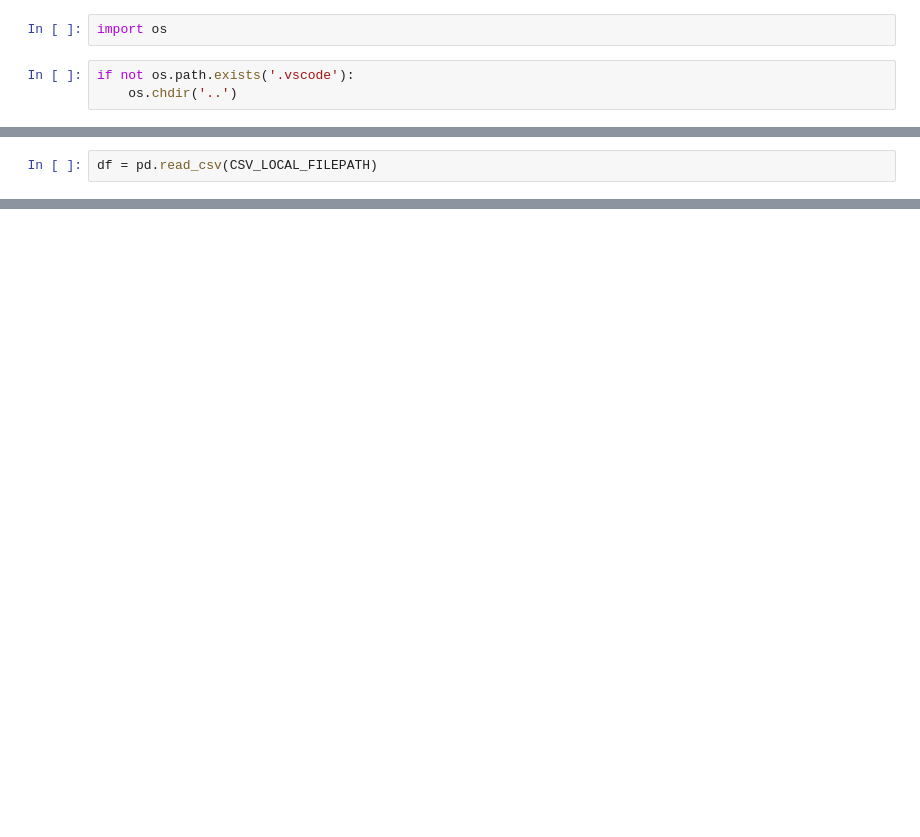
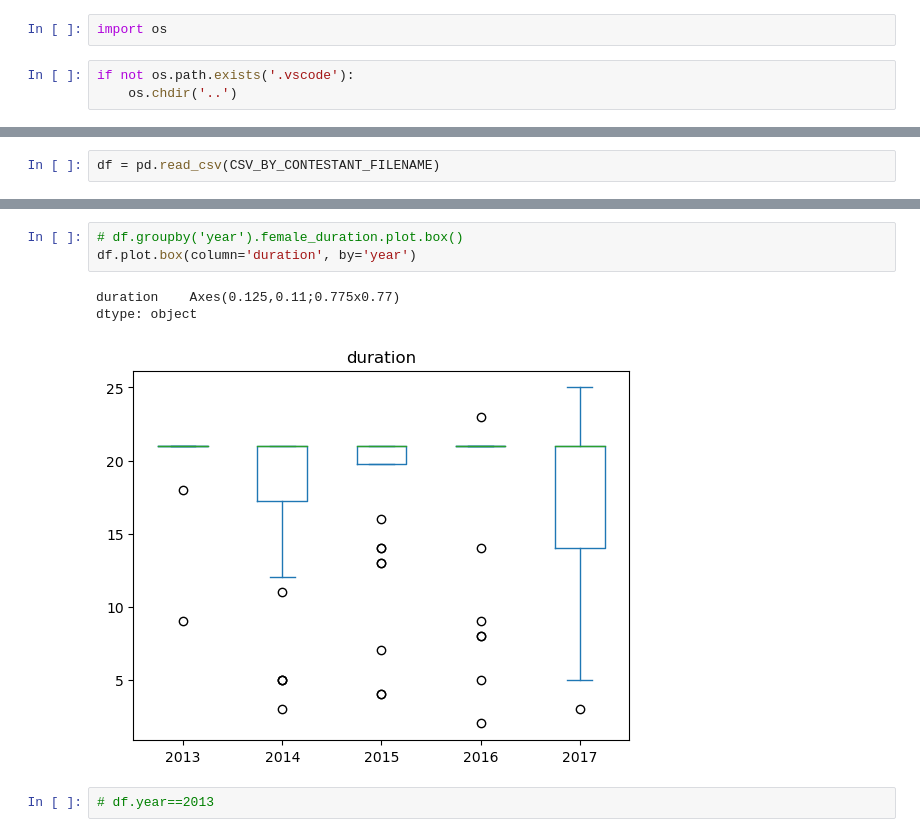
Before and after one commit to kjprice/naked_and_afraid_statistics, a Jupyter notebook: notebooks/EDA.ipynb, the cells around one changed output, grey strips where cells are left out. Saved outputs shown, nothing was run; the diff lists cells and outputs as text; blank space fills up the shorter version.

```diff
--- a/notebooks/EDA.ipynb
+++ b/notebooks/EDA.ipynb
@@ -10,4 +16,4 @@ import pandas as pd
 # %%
-df = pd.read_csv(CSV_LOCAL_FILEPATH)
+df = pd.read_csv(CSV_BY_CONTESTANT_FILENAME)
 # %%
 # df.year.plot()
@@ -16,0 +41,9 @@ df = pd.read_csv(CSV_LOCAL_FILEPATH)
+# %%
+# df.groupby('year').female_duration.plot.box()
+df.plot.box(column='duration', by='year')
+# %% [output]
+duration    Axes(0.125,0.11;0.775x0.77)
+dtype: object
+[figure, added]
+# %%
+# df.year==2013
```
Also changed, not shown: parts of 10 cells of this notebook.
